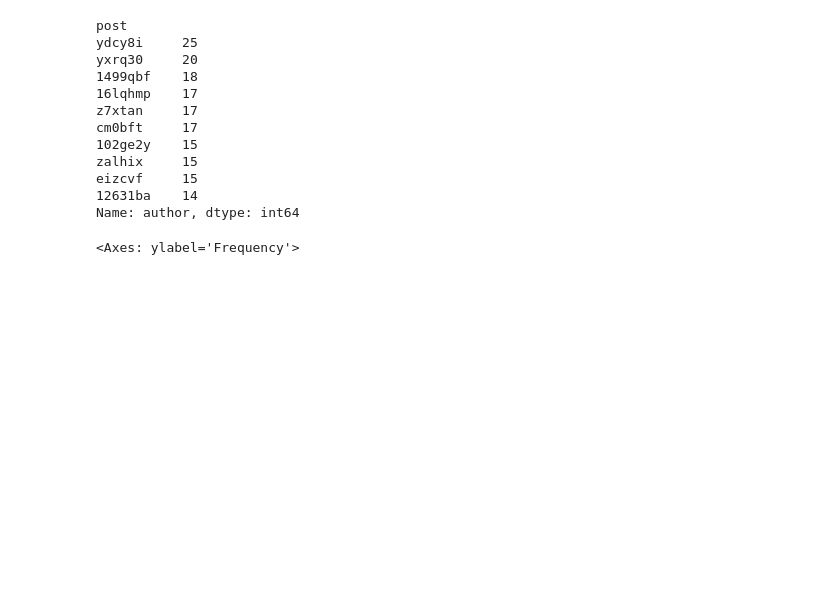
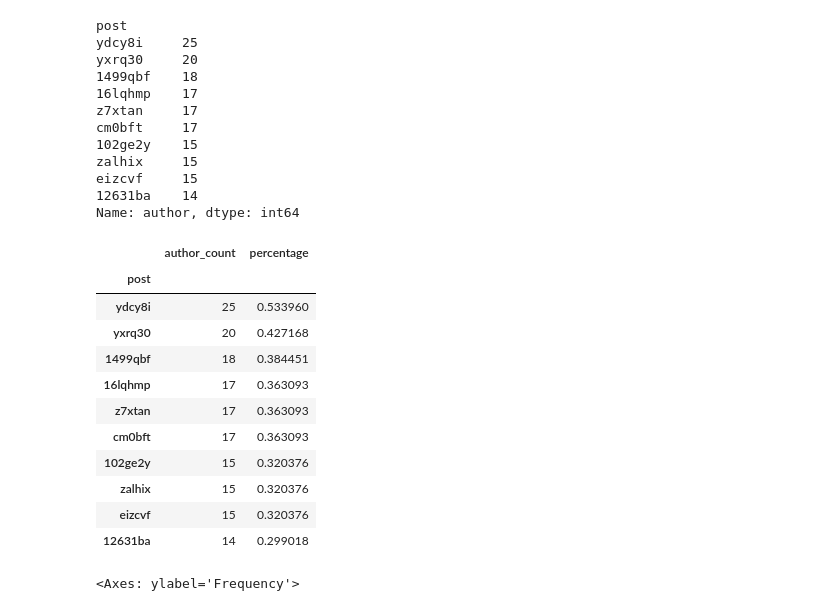
Before and after one commit to dilettagoglia/reddit-majority-opinion, a Jupyter notebook: src/alessio/confused_users.ipynb, the cells around one changed output. Cells and saved outputs as stored; diff of their text form; code cells hidden in the pictures; blank space fills up the shorter version.

```diff
--- a/src/alessio/confused_users.ipynb
+++ b/src/alessio/confused_users.ipynb
@@ -88,6 +111,25 @@ zalhix     15
 eizcvf     15
 12631ba    14
 Name: author, dtype: int64
+# %%
+df_grouped = df_filtered.groupby('post').agg({'author': ['count']})
+df_grouped.columns = ['author_count']
+df_grouped = df_grouped.sort_values('author_count', ascending=False)
+df_grouped['percentage'] = (df_grouped['author_count'] / df_grouped['author_count'].sum()) * 100
+df_grouped.head(10)
+# %% [output]
+|  | author_count | percentage |
+| post |  |  |
+| ydcy8i | 25 | 0.533960 |
+| yxrq30 | 20 | 0.427168 |
+| 1499qbf | 18 | 0.384451 |
+| 16lqhmp | 17 | 0.363093 |
+| z7xtan | 17 | 0.363093 |
+| cm0bft | 17 | 0.363093 |
+| 102ge2y | 15 | 0.320376 |
+| zalhix | 15 | 0.320376 |
+| eizcvf | 15 | 0.320376 |
+| 12631ba | 14 | 0.299018 |
 # %%
 df_filtered.groupby('post').count().sort_values('author', ascending=False)['author'].plot(kind='hist', bins=10)
 # %% [output]
```
Also changed, not shown: parts of 6 cells of this notebook, 1 other file.
